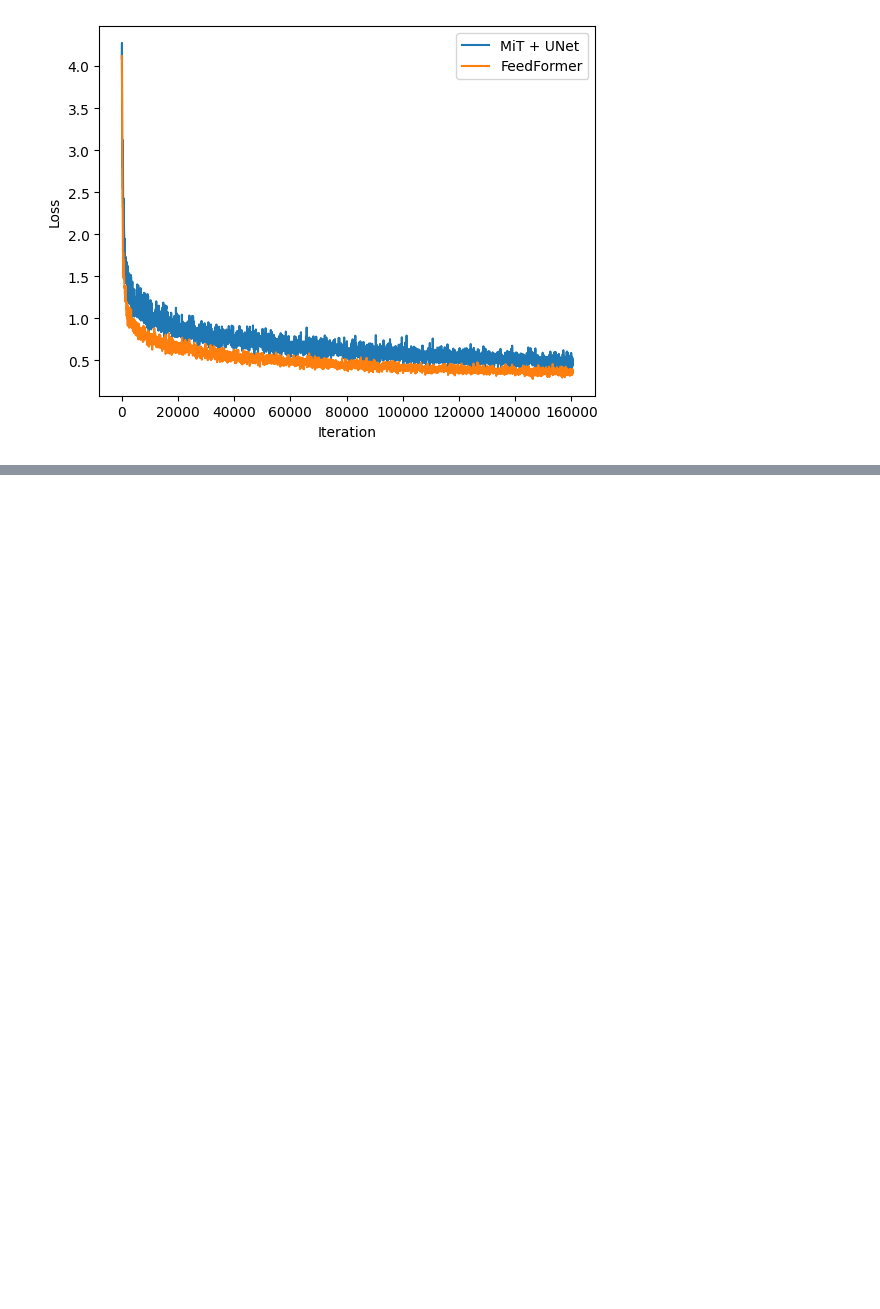
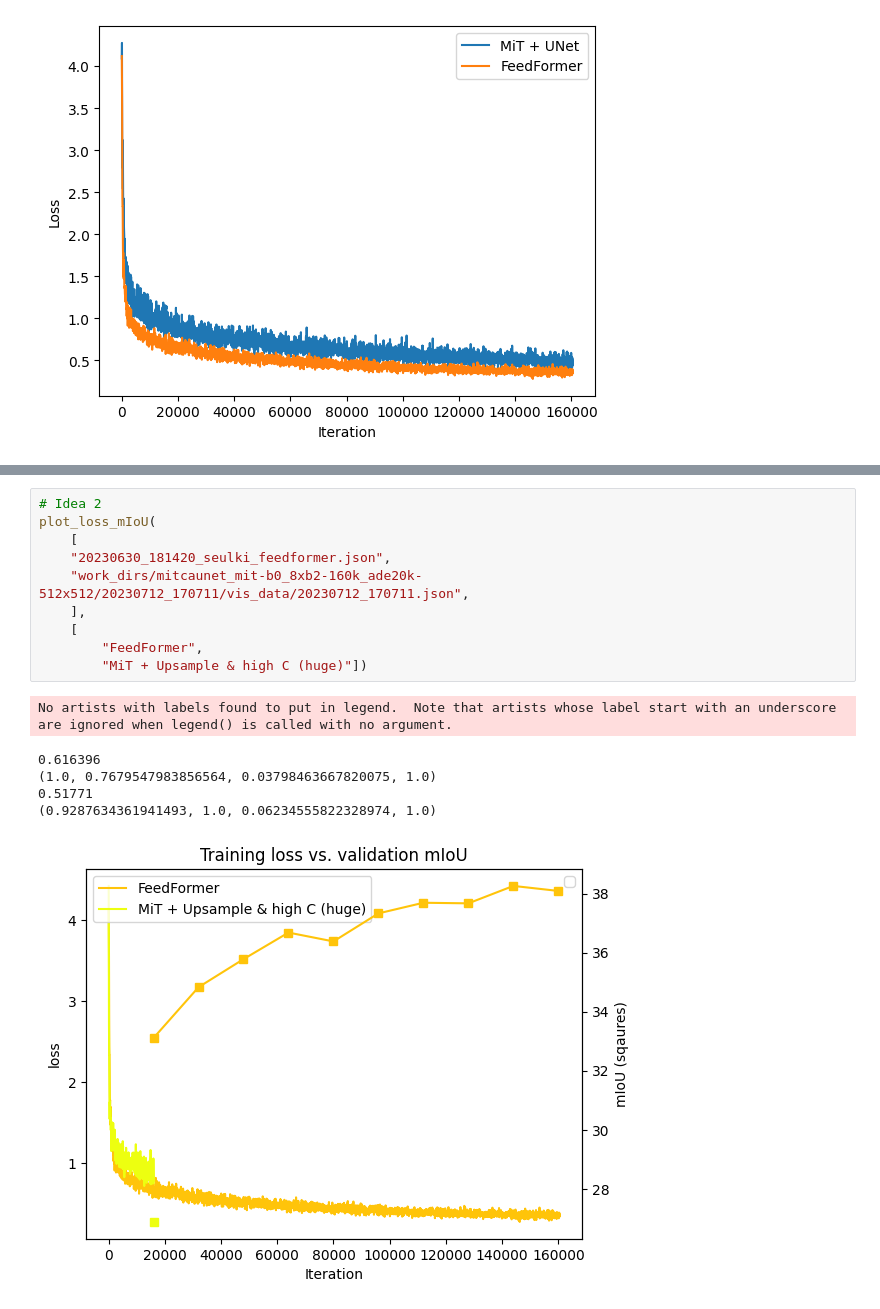
Before and after one commit to julian-klitzing/u-mixformer, a Jupyter notebook: params_analysis.ipynb, the cells around one changed output, grey strips where cells are left out. Drawn from its saved outputs; the diff is of its cells as text; blank space fills up the shorter version.

```diff
--- a/params_analysis.ipynb
+++ b/params_analysis.ipynb
@@ -391,0 +397,17 @@ def plot_loss_mIoU(path1, path2):
+# %%
+# Idea 2
+plot_loss_mIoU(
+    [
+    "20230630_181420_seulki_feedformer.json",
+    "work_dirs/mitcaunet_mit-b0_8xb2-160k_ade20k-512x512/20230712_170711/vis_data/20230712_170711.json",
+    ],
+    [
+        "FeedFormer",
+        "MiT + Upsample & high C (huge)"])
+# %% [output]
+No artists with labels found to put in legend.  Note that artists whose label start with an underscore are ignored when legend() is called with no argument.
+0.616396
+(1.0, 0.7679547983856564, 0.03798463667820075, 1.0)
+0.51771
+(0.9287634361941493, 1.0, 0.06234555822328974, 1.0)
+[figure, added]
```
Also changed, not shown: parts of 11 cells of this notebook.
